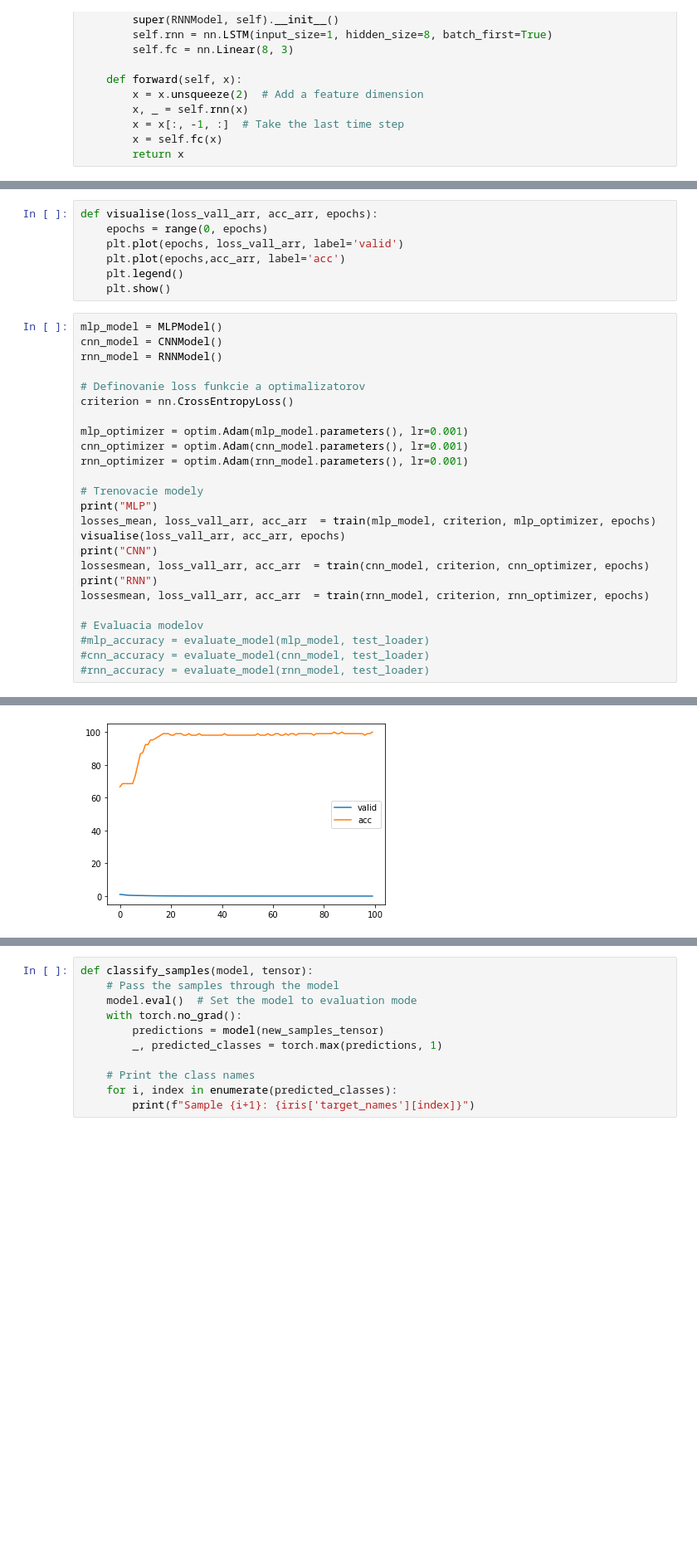
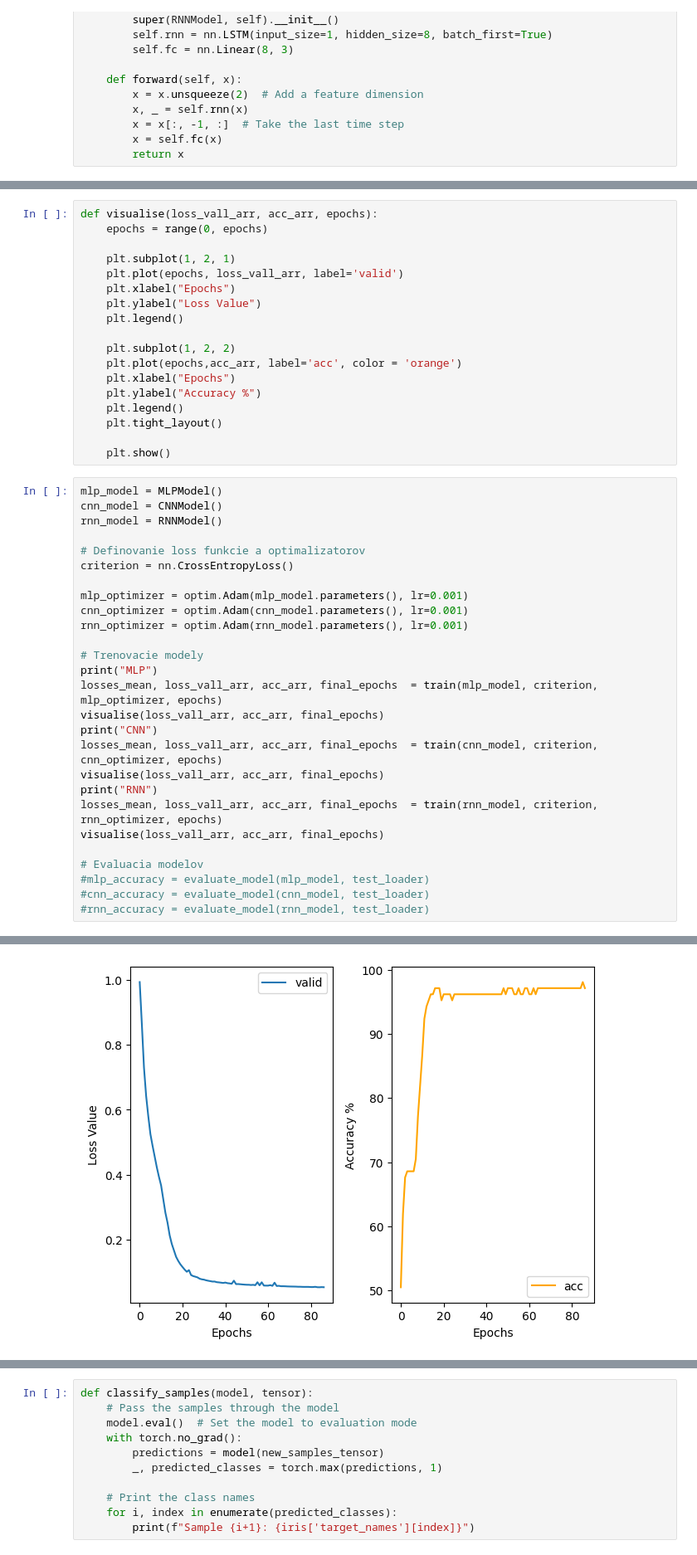
Before and after one commit to peterhubina/Iris-NeuralNetworks-Classification, a Jupyter notebook: zadanie_3.ipynb, the cells around one changed output, grey strips where cells are left out. Shown at 83% size. Drawn from its saved outputs; the diff is of its cells as text; blank space fills up the shorter version.

```diff
--- a/zadanie_3.ipynb
+++ b/zadanie_3.ipynb
@@ -193,9 +212,20 @@ def evaluate_model(model, data_loader):
 # %%
 def visualise(loss_vall_arr, acc_arr, epochs):
     epochs = range(0, epochs)
+
+    plt.subplot(1, 2, 1)
     plt.plot(epochs, loss_vall_arr, label='valid')
-    plt.plot(epochs,acc_arr, label='acc')
+    plt.xlabel("Epochs")
+    plt.ylabel("Loss Value")
     plt.legend()
+
+    plt.subplot(1, 2, 2)
+    plt.plot(epochs,acc_arr, label='acc', color = 'orange')
+    plt.xlabel("Epochs")
+    plt.ylabel("Accuracy %")
+    plt.legend()
+    plt.tight_layout()
+
     plt.show()
 # %%
 mlp_model = MLPModel()
@@ -211,12 +241,14 @@ rnn_optimizer = optim.Adam(rnn_model.parameters(), lr=0.001)
 
 # Trenovacie modely
 print("MLP")
-losses_mean, loss_vall_arr, acc_arr  = train(mlp_model, criterion, mlp_optimizer, epochs)
-visualise(loss_vall_arr, acc_arr, epochs)
+losses_mean, loss_vall_arr, acc_arr, final_epochs  = train(mlp_model, criterion, mlp_optimizer, epochs)
+visualise(loss_vall_arr, acc_arr, final_epochs)
 print("CNN")
-lossesmean, loss_vall_arr, acc_arr  = train(cnn_model, criterion, cnn_optimizer, epochs)
+losses_mean, loss_vall_arr, acc_arr, final_epochs  = train(cnn_model, criterion, cnn_optimizer, epochs)
+visualise(loss_vall_arr, acc_arr, final_epochs)
 print("RNN")
-lossesmean, loss_vall_arr, acc_arr  = train(rnn_model, criterion, rnn_optimizer, epochs)
+losses_mean, loss_vall_arr, acc_arr, final_epochs  = train(rnn_model, criterion, rnn_optimizer, epochs)
+visualise(loss_vall_arr, acc_arr, final_epochs)
 
 # Evaluacia modelov
 #mlp_accuracy = evaluate_model(mlp_model, test_loader)
@@ -243,2 +275,2 @@ Epoch 100, Loss: 0.0017251383978873491
-[figure, old version]
+[figure, new version]
 CNN
```
Also changed, not shown: parts of 7 cells of this notebook.
